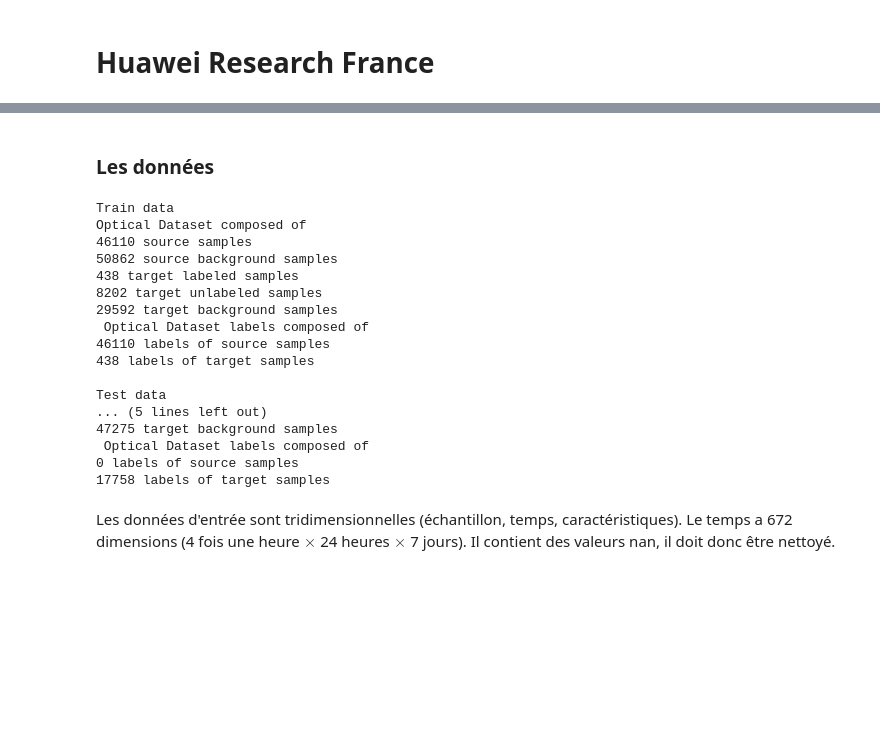
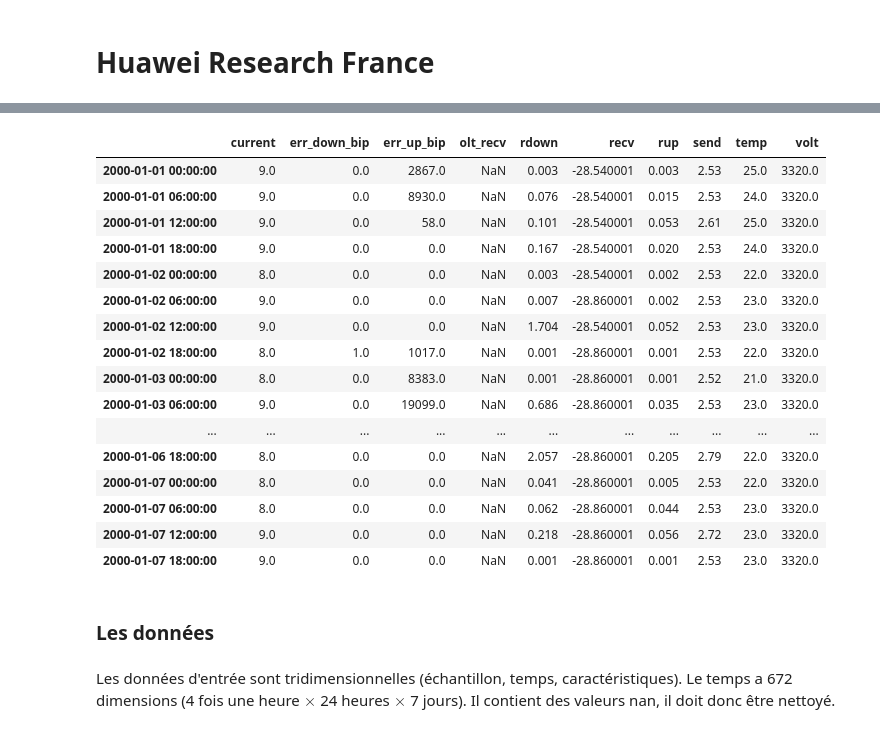
Before and after one commit to aflatoune/Huawei, a Jupyter notebook: oan_failure_starting_kit.ipynb, the cells around one changed output, grey strips where cells are left out. Saved outputs shown, nothing was run; the diff lists cells and outputs as text; code cells hidden in the pictures; blank space fills up the shorter version.

```diff
--- a/oan_failure_starting_kit.ipynb
+++ b/oan_failure_starting_kit.ipynb
@@ -40,0 +31,20 @@ problem = rw.utils.assert_read_problem()
+# %%
+def get_unit(row, day=True, hour=True, minute=True):
+    """
+    Crée une nouvelle variable à partir de l'index de temps d'un df.
+    Les valeurs sont des unités de temps et non des
+    jours/heures/minutes réelles.
+
+    Paramètres
+        - day : par defaut True, ajoute le jour
+        - hour : par defaut True, ajoute l'heure
+        - minute : par defaut True, ajoute la minute
+
+    """
+    if day:
+        row["day"] = 'D' + str(row.name.day)
+    if hour:
+        row["hour"] = 'H' + str(row.name.hour)
+    if minute:
+        row['minute'] = 'M' + str(row.name.minute)
+    return row
@@ -40,0 +67,10 @@ problem = rw.utils.assert_read_problem()
+# %%
+def _get_add_unit(add_unit):
+    params = {"day": False,
+              'hour': False,
+              'minute': False}
+
+    for i in add_unit:
+        if i in params:
+            params[i] = True
+    return params
@@ -40,0 +135,3 @@ problem = rw.utils.assert_read_problem()
+# %%
+X_n, l_n = create_df_obs(X=X_train, y=y_train,
+                         source='source')
@@ -41,26 +154,25 @@ problem = rw.utils.assert_read_problem()
+# %%
+X_n.resample('6H').max()
+# %% [output]
+|  | current | err_down_bip | err_up_bip | olt_recv | rdown | recv | rup | send | temp | volt |
+| 2000-01-01 00:00:00 | 9.0 | 0.0 | 2867.0 | NaN | 0.003 | -28.540001 | 0.003 | 2.53 | 25.0 | 3320.0 |
+| 2000-01-01 06:00:00 | 9.0 | 0.0 | 8930.0 | NaN | 0.076 | -28.540001 | 0.015 | 2.53 | 24.0 | 3320.0 |
+| 2000-01-01 12:00:00 | 9.0 | 0.0 | 58.0 | NaN | 0.101 | -28.540001 | 0.053 | 2.61 | 25.0 | 3320.0 |
+| 2000-01-01 18:00:00 | 9.0 | 0.0 | 0.0 | NaN | 0.167 | -28.540001 | 0.020 | 2.53 | 24.0 | 3320.0 |
+| 2000-01-02 00:00:00 | 8.0 | 0.0 | 0.0 | NaN | 0.003 | -28.540001 | 0.002 | 2.53 | 22.0 | 3320.0 |
+| 2000-01-02 06:00:00 | 9.0 | 0.0 | 0.0 | NaN | 0.007 | -28.860001 | 0.002 | 2.53 | 23.0 | 3320.0 |
+| 2000-01-02 12:00:00 | 9.0 | 0.0 | 0.0 | NaN | 1.704 | -28.540001 | 0.052 | 2.53 | 23.0 | 3320.0 |
+| 2000-01-02 18:00:00 | 8.0 | 1.0 | 1017.0 | NaN | 0.001 | -28.860001 | 0.001 | 2.53 | 22.0 | 3320.0 |
+| 2000-01-03 00:00:00 | 8.0 | 0.0 | 8383.0 | NaN | 0.001 | -28.860001 | 0.001 | 2.52 | 21.0 | 3320.0 |
+| 2000-01-03 06:00:00 | 9.0 | 0.0 | 19099.0 | NaN | 0.686 | -28.860001 | 0.035 | 2.53 | 23.0 | 3320.0 |
+| ... | ... | ... | ... | ... | ... | ... | ... | ... | ... | ... |
+| 2000-01-06 18:00:00 | 8.0 | 0.0 | 0.0 | NaN | 2.057 | -28.860001 | 0.205 | 2.79 | 22.0 | 3320.0 |
+| 2000-01-07 00:00:00 | 8.0 | 0.0 | 0.0 | NaN | 0.041 | -28.860001 | 0.005 | 2.53 | 22.0 | 3320.0 |
+| 2000-01-07 06:00:00 | 8.0 | 0.0 | 0.0 | NaN | 0.062 | -28.860001 | 0.044 | 2.53 | 23.0 | 3320.0 |
+| 2000-01-07 12:00:00 | 9.0 | 0.0 | 0.0 | NaN | 0.218 | -28.860001 | 0.056 | 2.72 | 23.0 | 3320.0 |
+| 2000-01-07 18:00:00 | 9.0 | 0.0 | 0.0 | NaN | 0.001 | -28.860001 | 0.001 | 2.53 | 23.0 | 3320.0 |
 # %% [markdown]
 ### Les données
-# %%
-X_train, y_train = problem.get_train_data()
-X_test, y_test = problem.get_test_data()
-# %% [output]
-Train data
-Optical Dataset composed of
-46110 source samples
-50862 source background samples
-438 target labeled samples
-8202 target unlabeled samples
-29592 target background samples
- Optical Dataset labels composed of
-46110 labels of source samples
-438 labels of target samples
-
-Test data
-... (5 lines left out)
-47275 target background samples
- Optical Dataset labels composed of
-0 labels of source samples
-17758 labels of target samples
 # %% [markdown]
 Les données d'entrée sont tridimensionnelles (échantillon, temps, caractéristiques). Le temps a 672 dimensions (4 fois une heure $\times$ 24 heures $\times$ 7 jours). Il contient des valeurs nan, il doit donc être nettoyé.
 # %%
```
Also changed, not shown: parts of 8 cells of this notebook, 3 other files.
